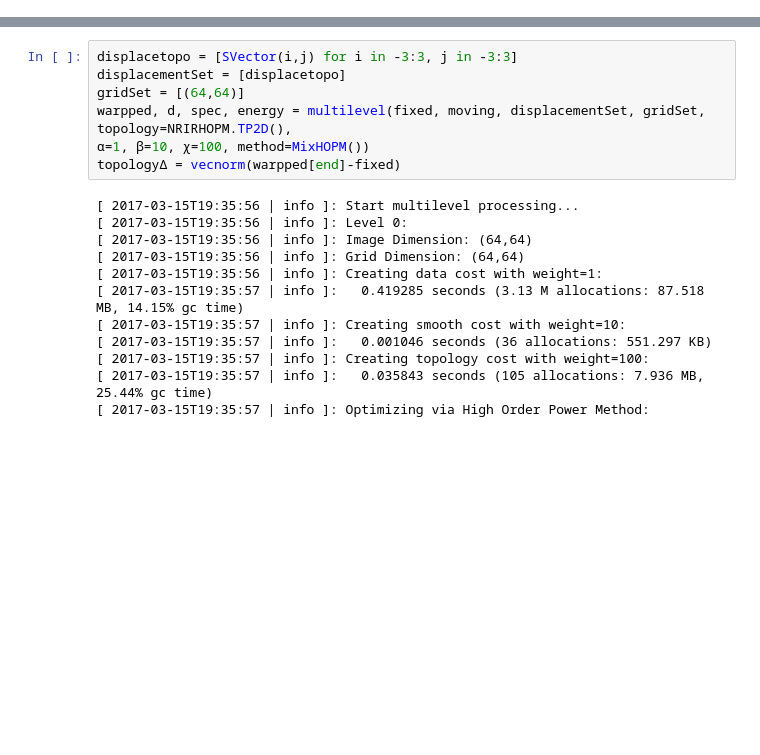
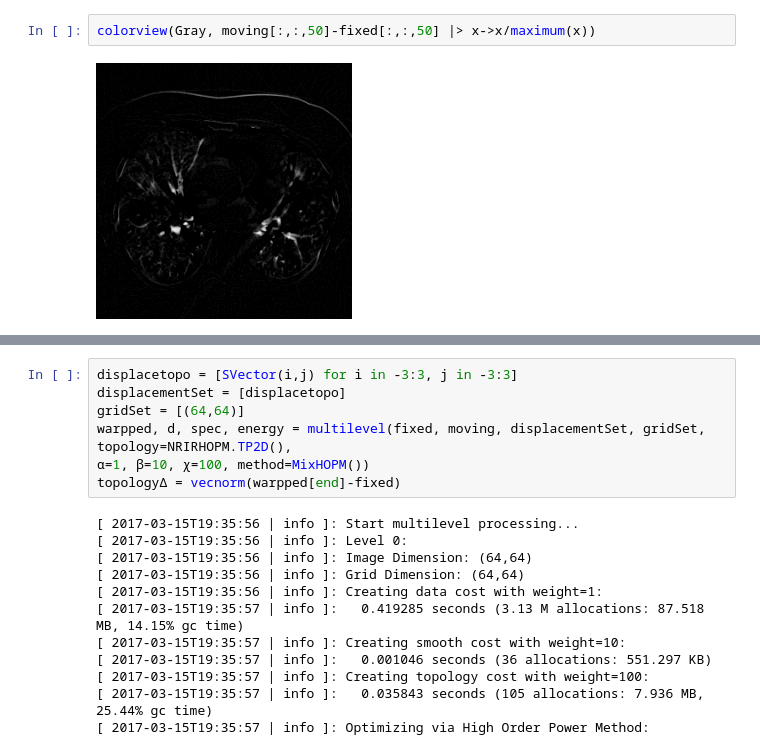
Before and after one commit to 501306162/Hatchery, a Jupyter notebook: notebooks/dirlab-alphatest.ipynb, the cells around one changed output, grey strips where cells are left out. Cells and saved outputs as stored; diff of their text form; blank space fills up the shorter version.

```diff
--- a/notebooks/dirlab-alphatest.ipynb
+++ b/notebooks/dirlab-alphatest.ipynb
@@ -60,0 +59,4 @@ topologyΔ = vecnorm(warpped[end]-fixed)
+# %%
+colorview(Gray, moving[:,:,50]-fixed[:,:,50] |> x->x/maximum(x))
+# %% [output]
+[figure, added]
```
Also changed, not shown: parts of 16 cells of this notebook, 4 other files.
